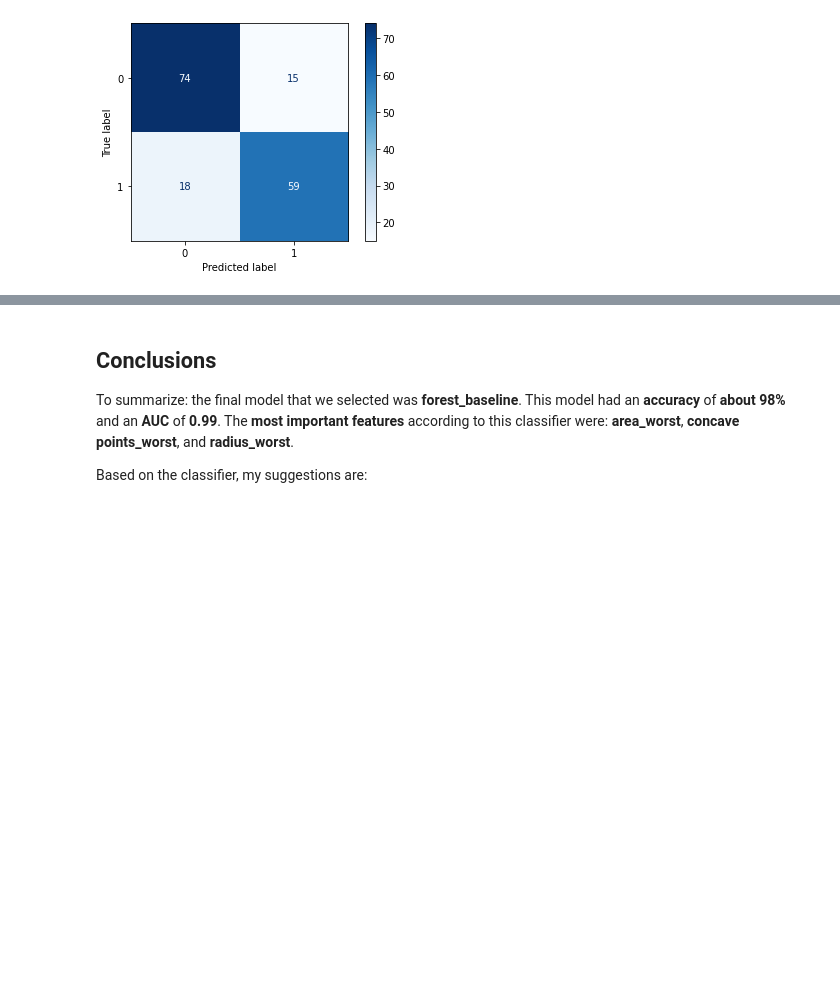
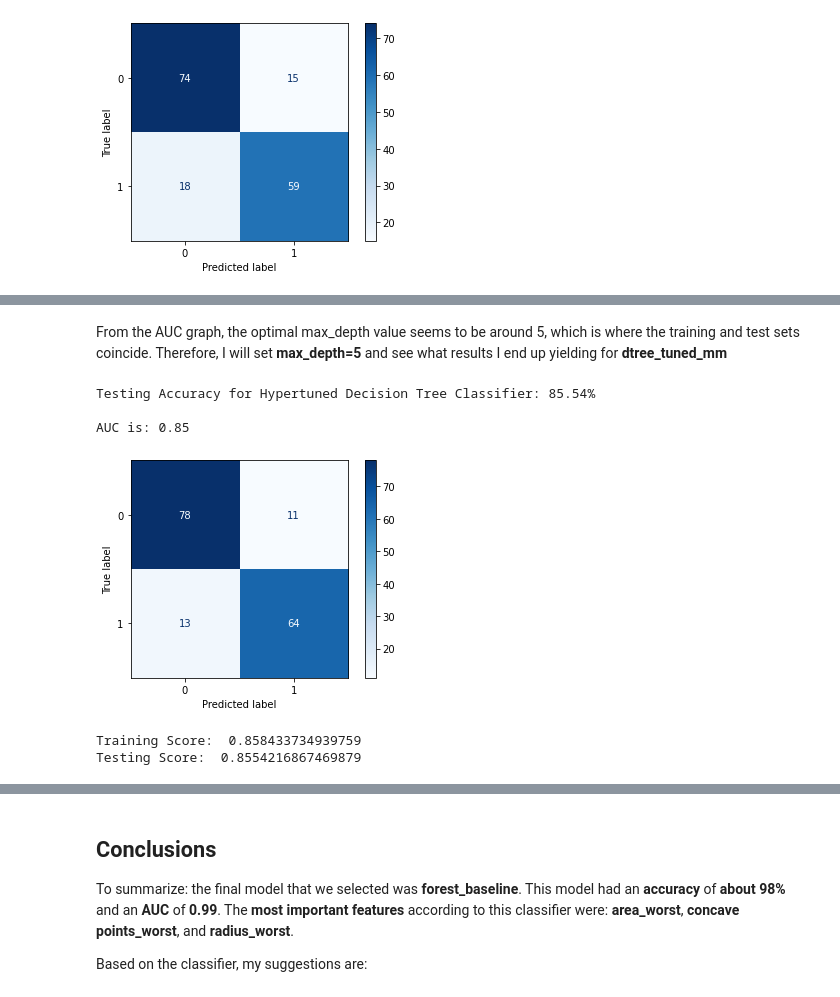
Before and after one commit to jbenedito99/Breast-Cancer-Classification, a Jupyter notebook: notebook.ipynb, the cells around one changed output, grey strips where cells are left out. Saved outputs shown, nothing was run; the diff lists cells and outputs as text; code cells hidden in the pictures; blank space fills up the shorter version.

```diff
--- a/notebook.ipynb
+++ b/notebook.ipynb
@@ -762,0 +812,41 @@ disp.plot(cmap=plt.cm.Blues);
+# %% [markdown]
+From the AUC graph, the optimal max_depth value seems to be around 5, which is where the training and test sets coincide. Therefore, I will set <b>max_depth=5</b> and see what results I end up yielding for <b>dtree_tuned_mm</b>
+# %%
+# train hypertuned decision tree classifier, then use it to predict test data
+
+# instantiate DecisionTreeClassifier with random_state=10 and max_depth=5
+dtree_tuned_mm = DecisionTreeClassifier(random_state=10, max_depth=5)
+
+# fit classifier to training data
+dtree_tuned_mm.fit(X_train_mm, y_train_mm)
+
+# predict test data
+pred_tuned_mm = dtree_tuned_mm.predict(X_test_mm)
+# %%
+# calculate accuracy_score and AUC for test data to evaluate classifier performance
+
+# print accuracy_score
+print("Testing Accuracy for Hypertuned Decision Tree Classifier: {:.4}%".format(accuracy_score(y_test_mm, pred_tuned_mm) * 100))
+
+# check AUC for predictions
+false_positive_rate, true_positive_rate, thresholds = roc_curve(y_test_mm, pred_tuned_mm)
+roc_auc = auc(false_positive_rate, true_positive_rate)
+print('\nAUC is: {0}'.format(round(roc_auc, 2)))
+# %% [output]
+Testing Accuracy for Hypertuned Decision Tree Classifier: 85.54%
+
+AUC is: 0.85
+# %%
+# generate confusion matrix
+cnf_matrix = confusion_matrix(y_test_mm, pred_tuned_mm)
+disp = ConfusionMatrixDisplay(confusion_matrix=cnf_matrix, display_labels=dtree_tuned_mm.classes_)
+disp.plot(cmap=plt.cm.Blues);
+# %% [output]
+[figure, added]
+# %%
+# compare accuracy for training and test data using .score()
+print('Training Score: ', dtree_tuned_mm.score(X_train_mm, y_train_mm))
+print('Testing Score: ', dtree_tuned_mm.score(X_test_mm, y_test_mm))
+# %% [output]
+Training Score:  0.858433734939759
+Testing Score:  0.8554216867469879
```
Also changed, not shown: parts of 12 cells of this notebook.
